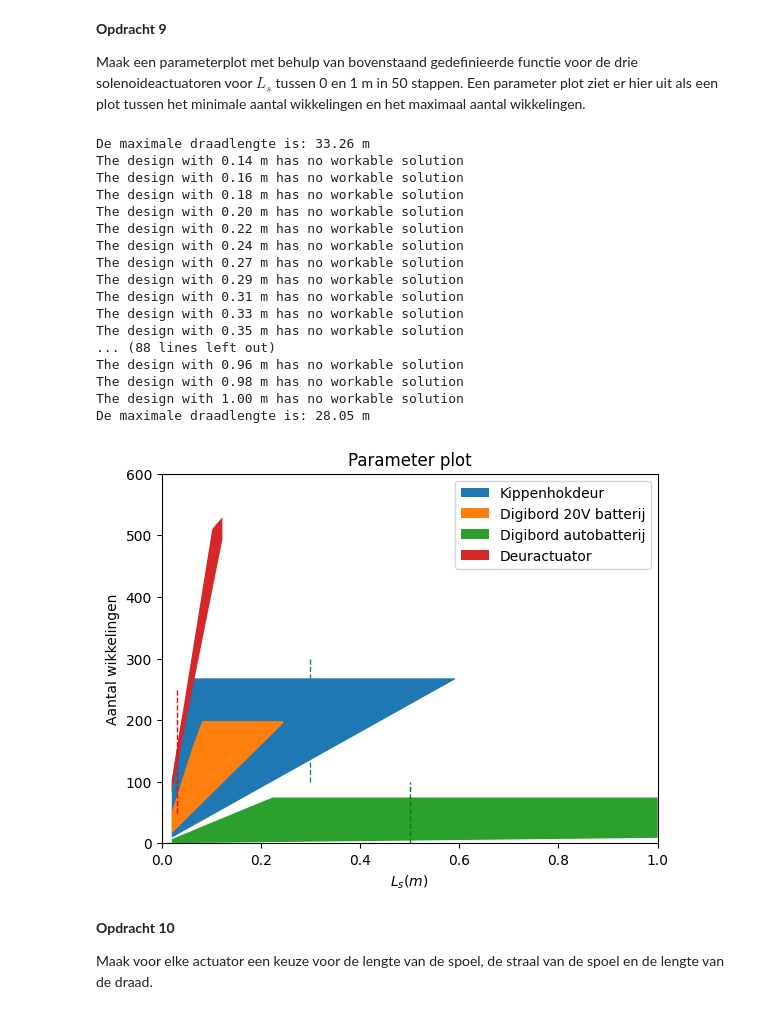
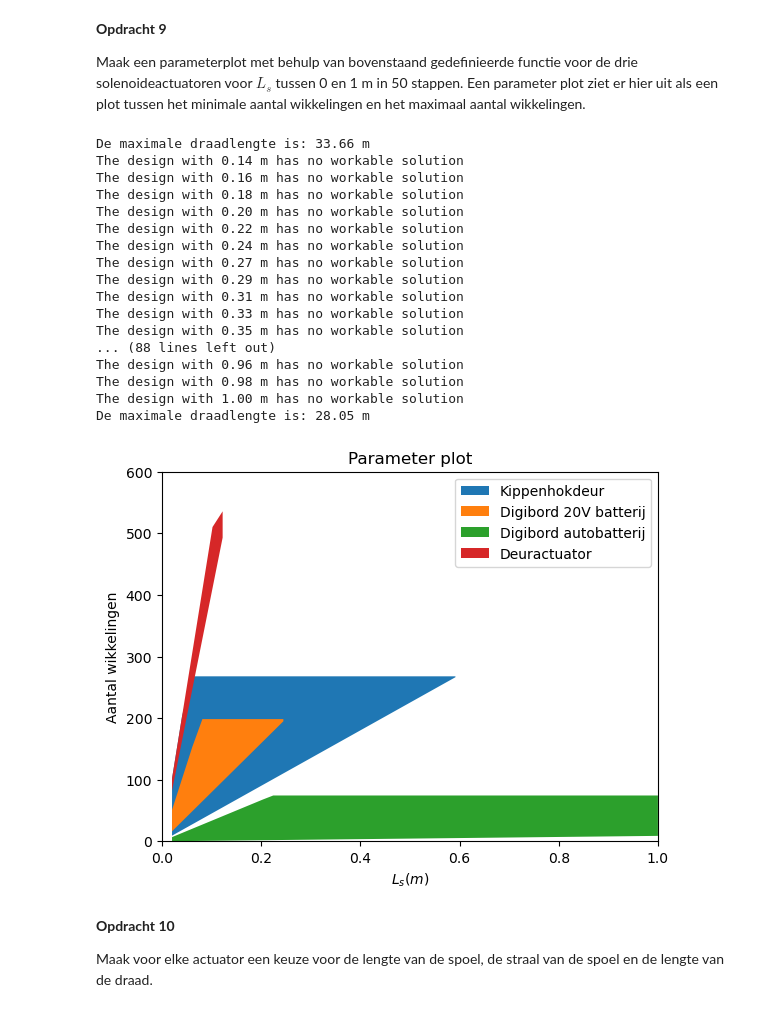
Before and after one commit to AnnetMoeleker/opdrachten-DEF-D, a Jupyter notebook: DigitaleOntwerpopdrachten/2KrachtactuatorOpdracht/2KrachtactuatorOpdracht/KrachtactuatorOpdracht.ipynb, the cells around one changed output. Drawn from its saved outputs; the diff is of its cells as text; code cells hidden in the pictures.

```diff
--- a/DigitaleOntwerpopdrachten/2KrachtactuatorOpdracht/2KrachtactuatorOpdracht/KrachtactuatorOpdracht.ipynb
+++ b/DigitaleOntwerpopdrachten/2KrachtactuatorOpdracht/2KrachtactuatorOpdracht/KrachtactuatorOpdracht.ipynb
@@ -254,7 +254,7 @@ def min_max_wikkelingen(I, F, r_s, r_d, mu_r, max_L):
 r_d = 0.1*1e-3 #m
 V = 9 #V
 I = 0.500 #A
-rho = 1.7*1e-8 #als de draad om de spoel van koper is
+rho = 1.68*1e-8 #als de draad om de spoel van koper is
 max_L_deur = max_draadlengte(V,I,r_d,rho)
 
 F = 40 #N
@@ -321,38 +321,35 @@ plt.figure()
 
 plt.fill_between(Ls_possible_kip, N_mins_kip, N_maxs_kip,label='Kippenhokdeur')
 plt.fill_between(Ls_possible_bord, N_mins_bord, N_maxs_bord,label='Digibord 20V batterij')
 plt.fill_between(Ls_possible_bord2, N_mins_bord2, N_maxs_bord2,label='Digibord autobatterij')
 plt.fill_between(Ls_possible_deur, N_mins_deur, N_maxs_deur,label='Deuractuator')
 
 plt.title("Parameter plot")
 plt.xlim(0,1)
 plt.ylim(0,600)
 plt.xlabel("$L_s (m)$")
 plt.ylabel("Aantal wikkelingen")
 plt.legend()
-plt.vlines(0.03,50,250,colors='red', linestyles='dashed', lw=1) #Lengte eis van deuractuator
-plt.vlines(0.3,100,300,colors='tab:blue', linestyles='dashed', lw=1)  #Lengte eis van kippenhokdeur
-plt.vlines(0.5,0,100,colors='green', linestyles='dashed', lw=1) #Lengte eis van digibord
 plt.show()
 # %% [output]
-De maximale draadlengte is: 33.26 m
+De maximale draadlengte is: 33.66 m
 The design with 0.14 m has no workable solution
 The design with 0.16 m has no workable solution
 The design with 0.18 m has no workable solution
 The design with 0.20 m has no workable solution
 The design with 0.22 m has no workable solution
 The design with 0.24 m has no workable solution
 The design with 0.27 m has no workable solution
 The design with 0.29 m has no workable solution
 The design with 0.31 m has no workable solution
 The design with 0.33 m has no workable solution
 The design with 0.35 m has no workable solution
 ... (88 lines left out)
 The design with 0.96 m has no workable solution
 The design with 0.98 m has no workable solution
 The design with 1.00 m has no workable solution
 De maximale draadlengte is: 28.05 m
-[figure, old version]
+[figure, new version]
 # %% [markdown]
 **Opdracht 10**
 
```
Also changed, not shown: parts of 11 cells of this notebook.
